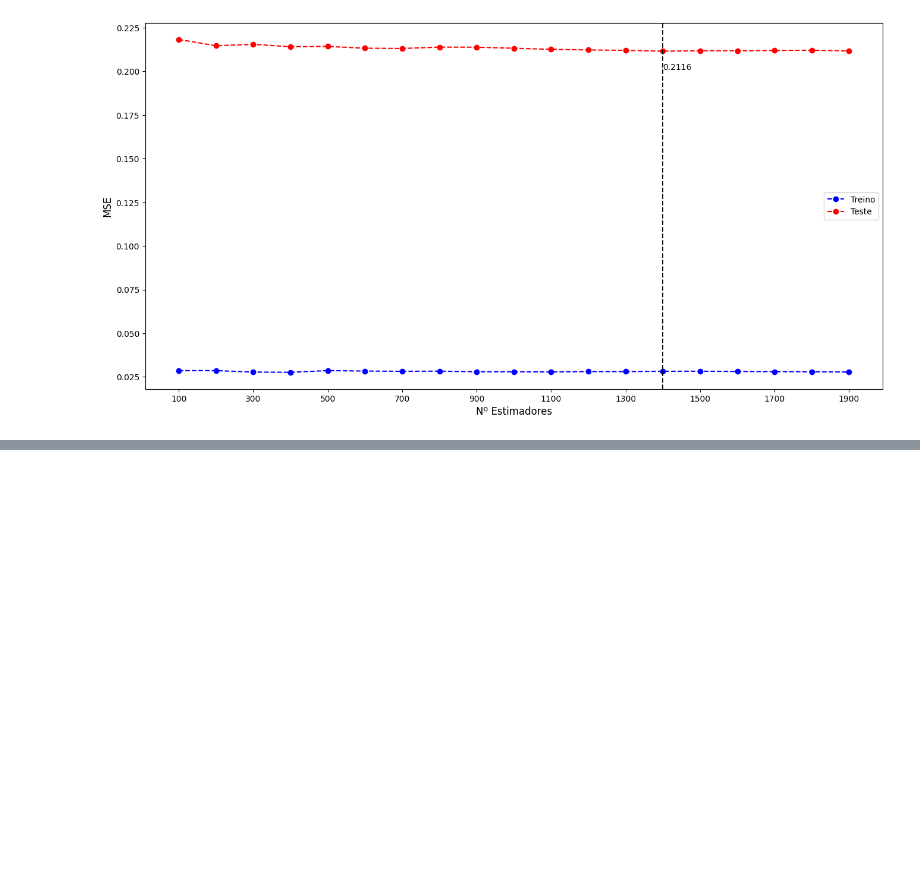
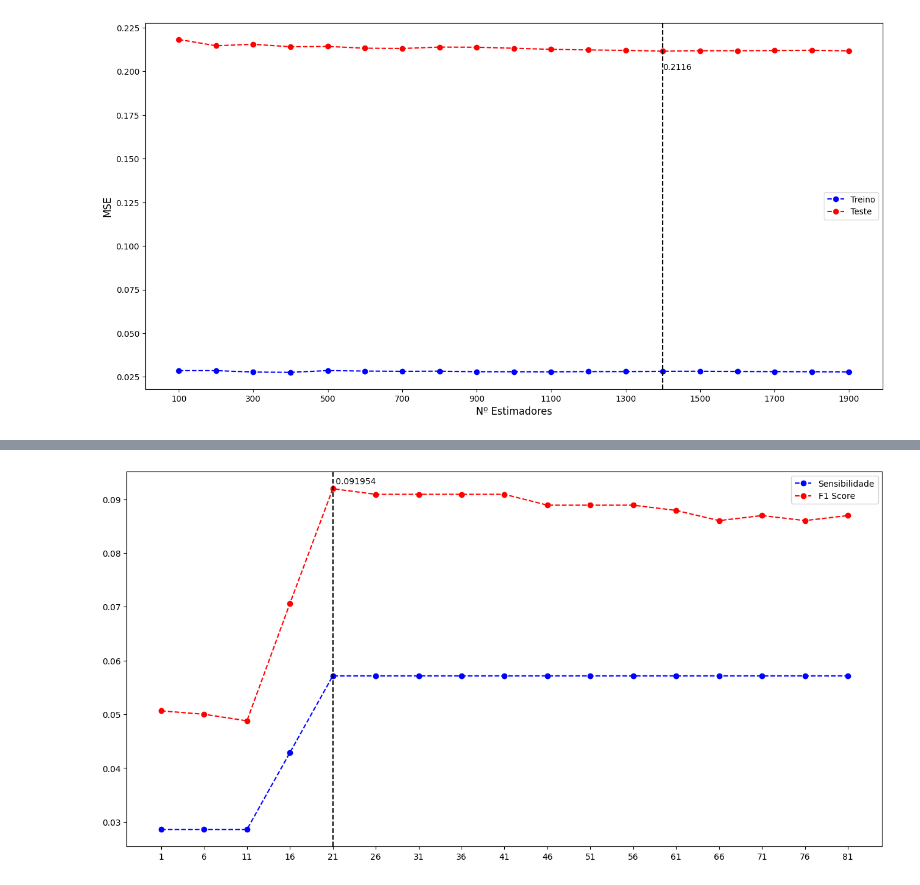
Before and after one commit to oliveira-silva-lucas/ISLP, a Jupyter notebook: Cap_08_Tree_Based_Methods/Exercises/ex_cap_08.ipynb, the cells around one changed output, grey strips where cells are left out. Saved outputs shown, nothing was run; the diff lists cells and outputs as text; code cells hidden in the pictures; blank space fills up the shorter version.

```diff
--- a/Cap_08_Tree_Based_Methods/Exercises/ex_cap_08.ipynb
+++ b/Cap_08_Tree_Based_Methods/Exercises/ex_cap_08.ipynb
@@ -647,0 +782,28 @@ ax.legend();
+# %%
+melhor_modelo_forest = None
+qtds_max_features = range(1, X_treino.shape[1], 5)
+sensibilidades = []
+f1s = []
+melhor_f1 = -np.inf
+melhor_qtd_max_features = -np.inf
+
+for max_features in qtds_max_features:
+    rfc = RandomForestClassifier(n_estimators=500, max_features=max_features, random_state=0).fit(X_treino, y_treino)
+    y_teste_pred = rfc.predict(X_teste)
+    sensibilidades.append(recall_score(y_teste, y_teste_pred, pos_label='Yes'))
+    f1_ = f1_score(y_teste, y_teste_pred, pos_label='Yes')
+    f1s.append(f1_)
+    if f1_ > melhor_f1:
+        melhor_f1 = f1_
+        melhor_qtd_max_features = max_features
+        melhor_modelo_forest = rfc
+# %%
+ax = subplots(figsize=(16,8))[1]
+ax.plot(qtds_max_features, sensibilidades, 'o--b', label='Sensibilidade')
+ax.plot(qtds_max_features, f1s, 'o--r', label='F1 Score')
+ax.axvline(melhor_qtd_max_features, ls='--', c='k')
+ax.text(melhor_qtd_max_features, melhor_f1+(melhor_f1*0.01), f' {melhor_f1:4f}')
+ax.set_xticks(qtds_max_features)
+ax.legend();
+# %% [output]
+[figure, added]
```
Also changed, not shown: parts of 17 cells of this notebook.
